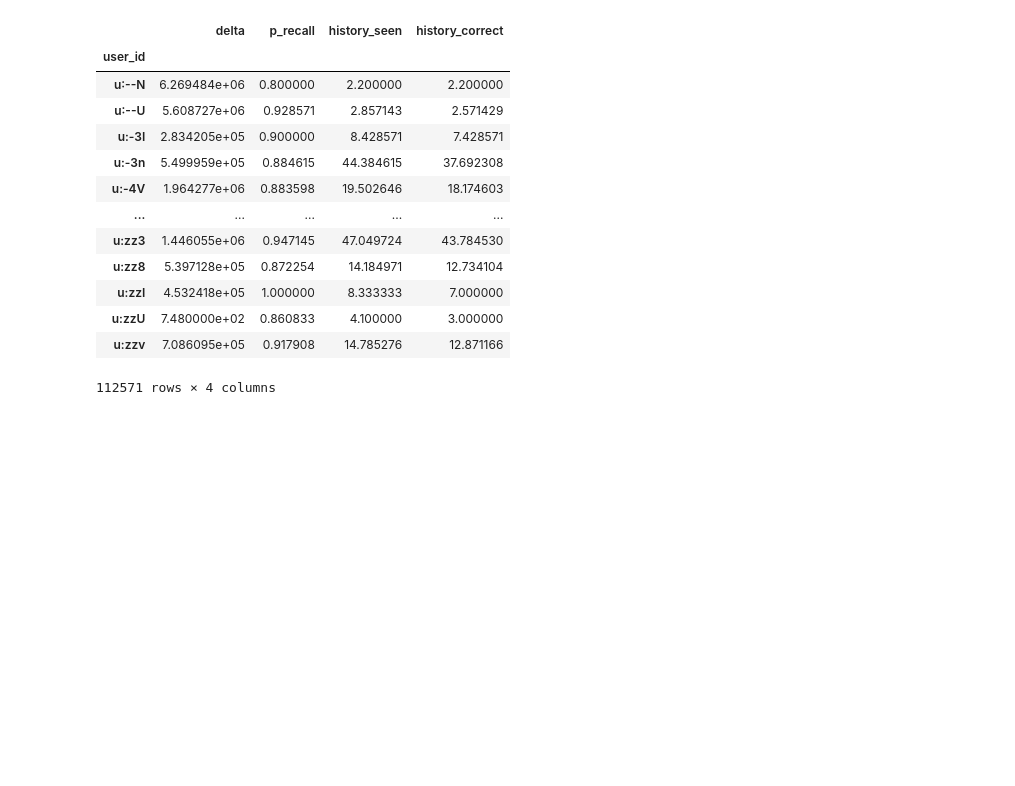
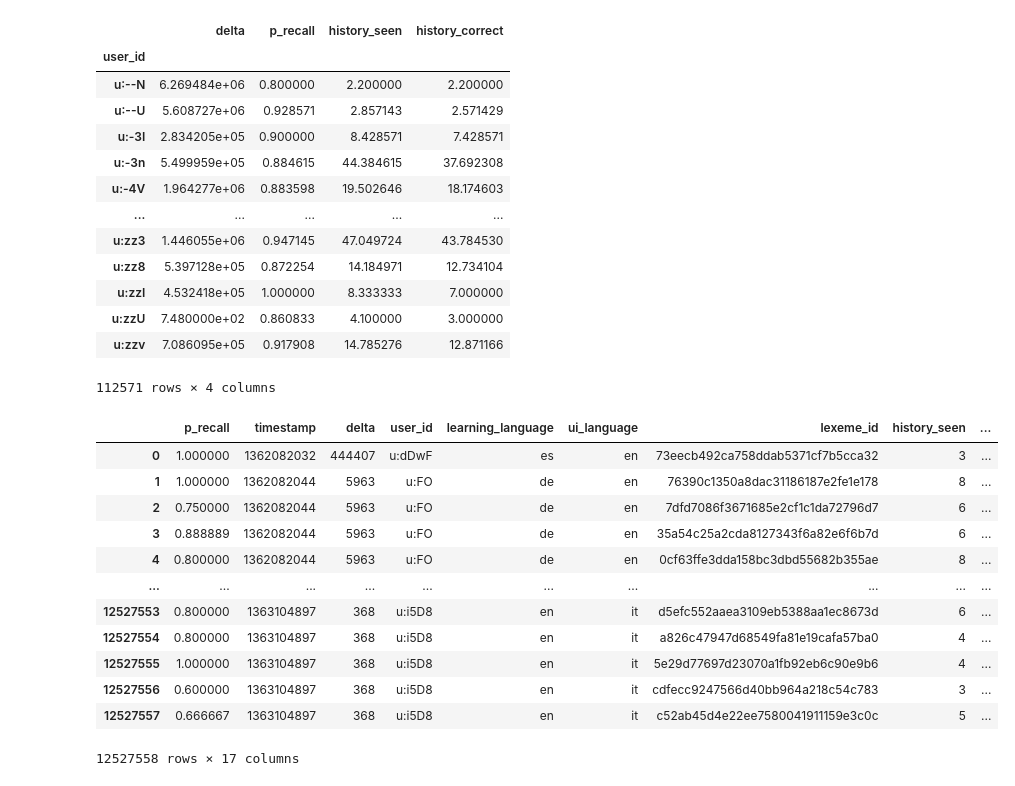
Before and after one commit to juliakubisa/spaced_repetition_algorithm, a Jupyter notebook: notebooks/user_embeddings.ipynb, the cells around one changed output. Cells and saved outputs as stored; diff of their text form; code cells hidden in the pictures; blank space fills up the shorter version.

```diff
--- a/notebooks/user_embeddings.ipynb
+++ b/notebooks/user_embeddings.ipynb
@@ -68 +68,17 @@ most_active_time = df_users.groupby('user_id')['hour'].agg(lambda x: x.mode()[0]
+# %%
+df_users
+# %% [output]
+|  | p_recall | timestamp | delta | user_id | learning_language | ui_language | lexeme_id | history_seen | ... |
+| 0 | 1.000000 | 1362082032 | 444407 | u:dDwF | es | en | 73eecb492ca758ddab5371cf7b5cca32 | 3 | ... |
+| 1 | 1.000000 | 1362082044 | 5963 | u:FO | de | en | 76390c1350a8dac31186187e2fe1e178 | 8 | ... |
+| 2 | 0.750000 | 1362082044 | 5963 | u:FO | de | en | 7dfd7086f3671685e2cf1c1da72796d7 | 6 | ... |
+| 3 | 0.888889 | 1362082044 | 5963 | u:FO | de | en | 35a54c25a2cda8127343f6a82e6f6b7d | 6 | ... |
+| 4 | 0.800000 | 1362082044 | 5963 | u:FO | de | en | 0cf63ffe3dda158bc3dbd55682b355ae | 8 | ... |
+| ... | ... | ... | ... | ... | ... | ... | ... | ... | ... |
+| 12527553 | 0.800000 | 1363104897 | 368 | u:i5D8 | en | it | d5efc552aaea3109eb5388aa1ec8673d | 6 | ... |
+| 12527554 | 0.800000 | 1363104897 | 368 | u:i5D8 | en | it | a826c47947d68549fa81e19cafa57ba0 | 4 | ... |
+| 12527555 | 1.000000 | 1363104897 | 368 | u:i5D8 | en | it | 5e29d77697d23070a1fb92eb6c90e9b6 | 4 | ... |
+| 12527556 | 0.600000 | 1363104897 | 368 | u:i5D8 | en | it | cdfecc9247566d40bb964a218c54c783 | 3 | ... |
+| 12527557 | 0.666667 | 1363104897 | 368 | u:i5D8 | en | it | c52ab45d4e22ee7580041911159e3c0c | 5 | ... |
+12527558 rows × 17 columns
 # %%
```
Also changed, not shown: parts of 7 cells of this notebook, 3 other files.
